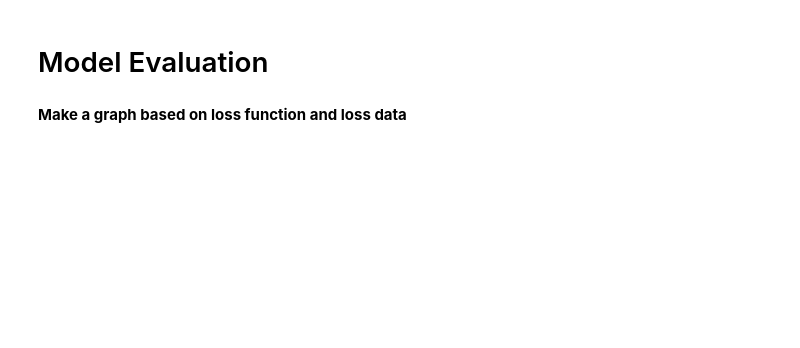
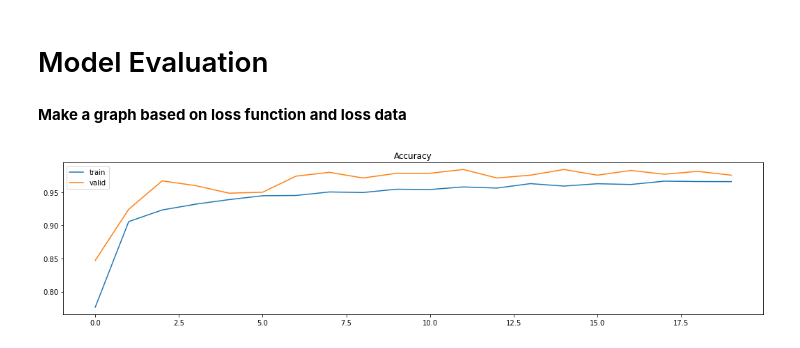
Before and after one commit to irawan09/Baldness_Detection, a Jupyter notebook: Thesis.ipynb, the cells around one changed output. Cells and saved outputs as stored; diff of their text form; code cells hidden in the pictures; blank space fills up the shorter version.

```diff
--- a/Thesis.ipynb
+++ b/Thesis.ipynb
@@ -395,3 +409,13 @@ Epoch 00020: val_loss improved from 0.44830 to 0.43987, saving model to weights.
 # Model Evaluation
 # %% [markdown]
 **Make a graph based on loss function and loss data**
+# %%
+# Plot accuracy through epochs
+plt.figure(figsize=(18, 4))
+plt.plot(hist.history['accuracy'], label = 'train')
+plt.plot(hist.history['val_accuracy'], label = 'valid')
+plt.legend()
+plt.title('Accuracy')
+plt.show()
+# %% [output]
+[figure, added]
```
Also changed, not shown: parts of 25 cells of this notebook.
